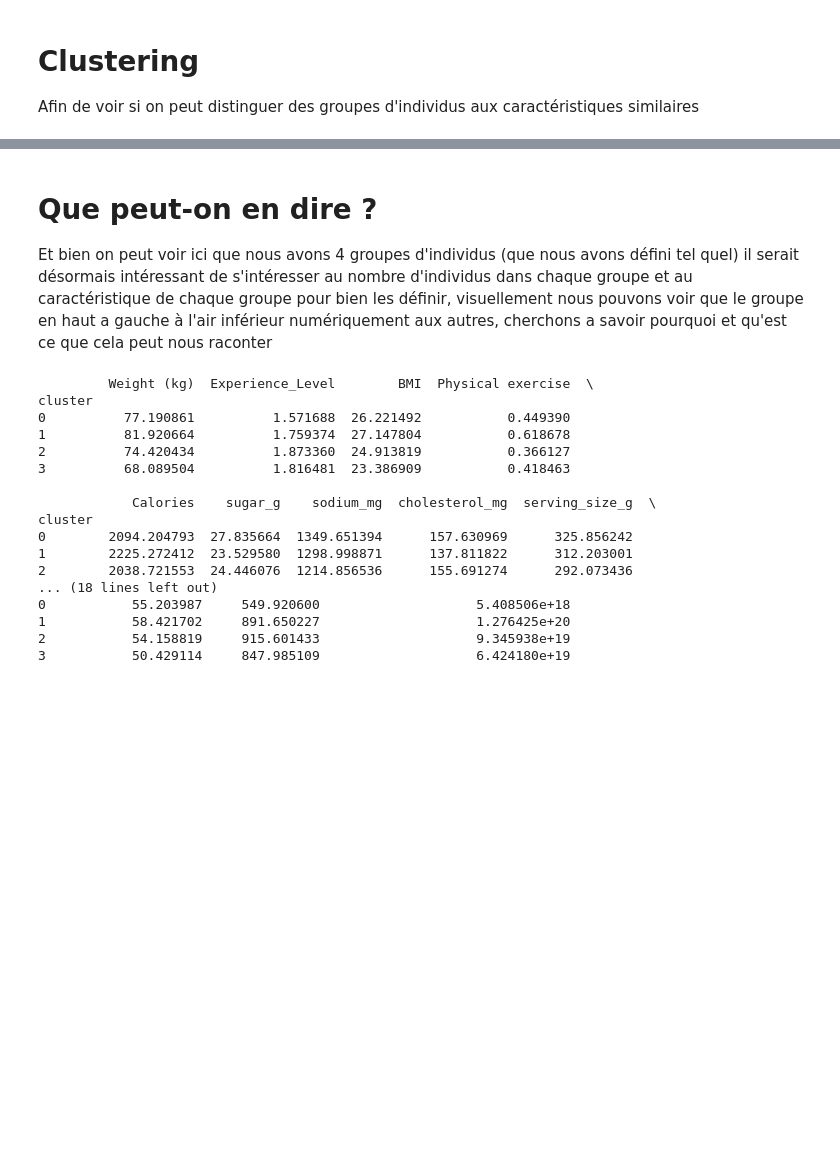
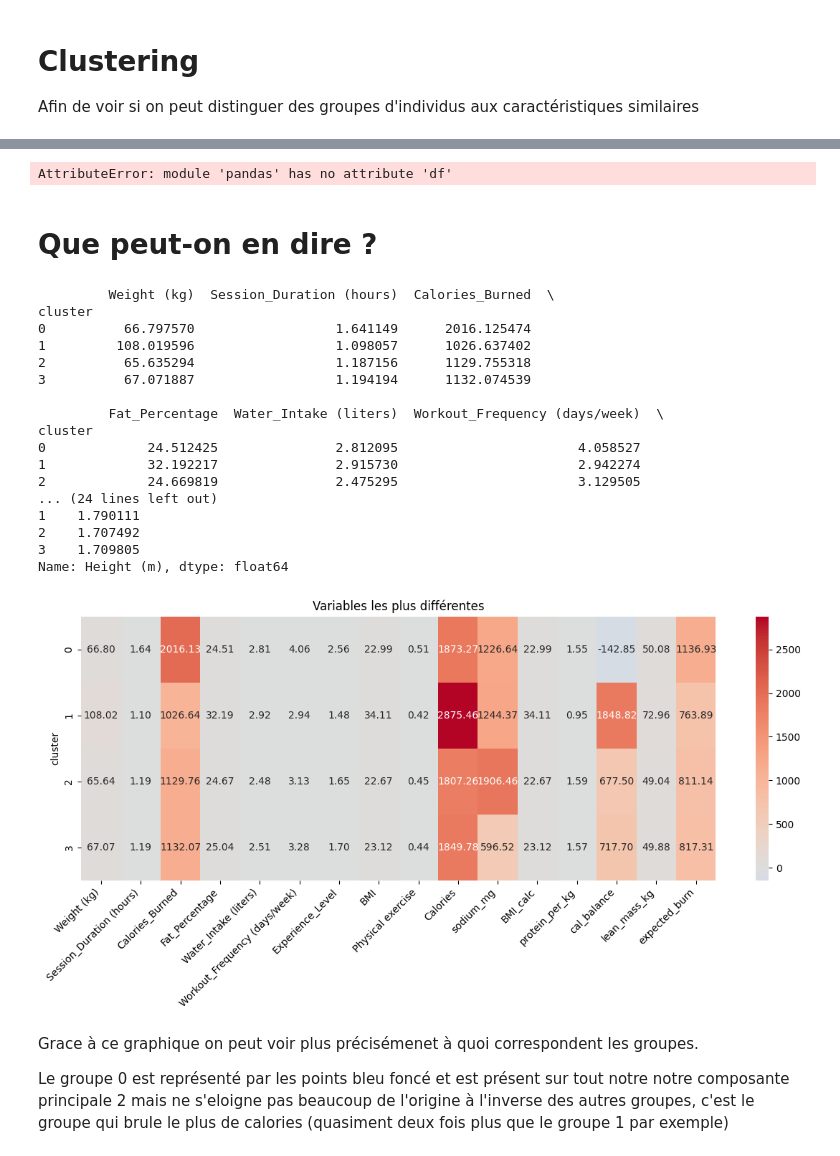
Before and after one commit to SalahHakimi/Analyste-lifesyle, a Jupyter notebook: Notebook_Life_Style_Data.ipynb, the cells around one changed output, grey strips where cells are left out. Saved outputs shown, nothing was run; the diff lists cells and outputs as text; code cells hidden in the pictures; blank space fills up the shorter version.

```diff
--- a/Notebook_Life_Style_Data.ipynb
+++ b/Notebook_Life_Style_Data.ipynb
@@ -203,26 +205,48 @@ Centroïdes des clusters :
+# %%
+loadings = pd.df(
+    pca.components_,
+    columns=df.columns,
+    index=['PC1', 'PC2']
+)
+print(loadings)
+# %% [output]
+AttributeError: module 'pandas' has no attribute 'df'
 # %% [markdown]
 # Que peut-on en dire ?
-Et bien on peut voir ici que nous avons 4 groupes d'individus (que nous avons défini tel quel) il serait désormais intéressant de s'intéresser au nombre d'individus dans chaque groupe et au caractéristique de chaque groupe pour bien les définir, visuellement nous pouvons voir que le groupe en haut a gauche à l'air inférieur numériquement aux autres, cherchons a savoir pourquoi et qu'est ce que cela peut nous raconter
 # %%
-cluster_summary = df.groupby('cluster').mean(numeric_only=True)
-difference = (cluster_summary.max() - cluster_summary.min())/cluster_summary.mean()
+cluster_resume = df.groupby('cluster').mean(numeric_only=True)
+difference = (cluster_resume.max() - cluster_resume.min())/cluster_resume.mean()
 variables_significatives = difference[difference > 0.10].index
-print(cluster_summary[variables_significatives])
+print(cluster_resume[variables_significatives])
+print(cluster_resume["Height (m)"])
 # %% [output]
-         Weight (kg)  Experience_Level        BMI  Physical exercise  \
+         Weight (kg)  Session_Duration (hours)  Calories_Burned  \
 cluster
-0          77.190861          1.571688  26.221492           0.449390
-1          81.920664          1.759374  27.147804           0.618678
-2          74.420434          1.873360  24.913819           0.366127
-3          68.089504          1.816481  23.386909           0.418463
+0          66.797570                  1.641149      2016.125474
+1         108.019596                  1.098057      1026.637402
+2          65.635294                  1.187156      1129.755318
+3          67.071887                  1.194194      1132.074539
 
-            Calories    sugar_g    sodium_mg  cholesterol_mg  serving_size_g  \
+         Fat_Percentage  Water_Intake (liters)  Workout_Frequency (days/week)  \
 cluster
-0        2094.204793  27.835664  1349.651394      157.630969      325.856242
-1        2225.272412  23.529580  1298.998871      137.811822      312.203001
-2        2038.721553  24.446076  1214.856536      155.691274      292.073436
-... (18 lines left out)
-0           55.203987     549.920600                    5.408506e+18
-1           58.421702     891.650227                    1.276425e+20
-2           54.158819     915.601433                    9.345938e+19
-3           50.429114     847.985109                    6.424180e+19
+0             24.512425               2.812095                       4.058527
+1             32.192217               2.915730                       2.942274
+2             24.669819               2.475295                       3.129505
+... (24 lines left out)
+1    1.790111
+2    1.707492
+3    1.709805
+Name: Height (m), dtype: float64
+# %%
+plt.figure(figsize=(12,6))
+sns.heatmap(cluster_resume[variables_significatives], annot=True, fmt=".2f", cmap="coolwarm", center=0)
+plt.title("Variables les plus différentes")
+plt.xticks(rotation=45, ha="right")
+plt.tight_layout()
+plt.show()
+# %% [output]
+[figure, added]
+# %% [markdown]
+Grace à ce graphique on peut voir plus précisémenet à quoi correspondent les groupes.
+
+Le groupe 0 est représenté par les points bleu foncé et est présent sur tout notre notre composante principale 2 mais ne s'eloigne pas beaucoup de l'origine à l'inverse des autres groupes, c'est le groupe qui brule le plus de calories (quasiment deux fois plus que le groupe 1 par exemple)
```
Also changed, not shown: parts of 4 cells of this notebook.
